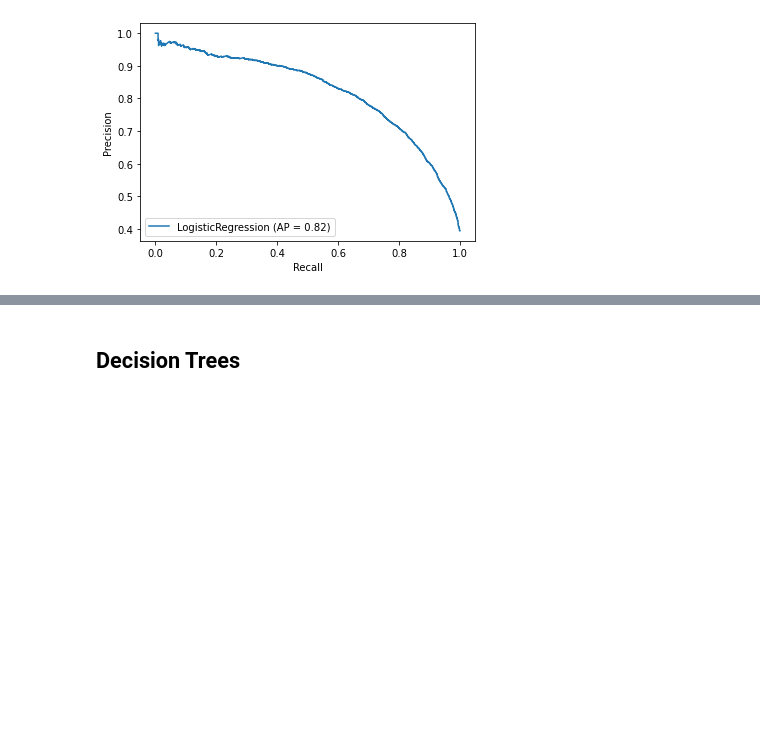
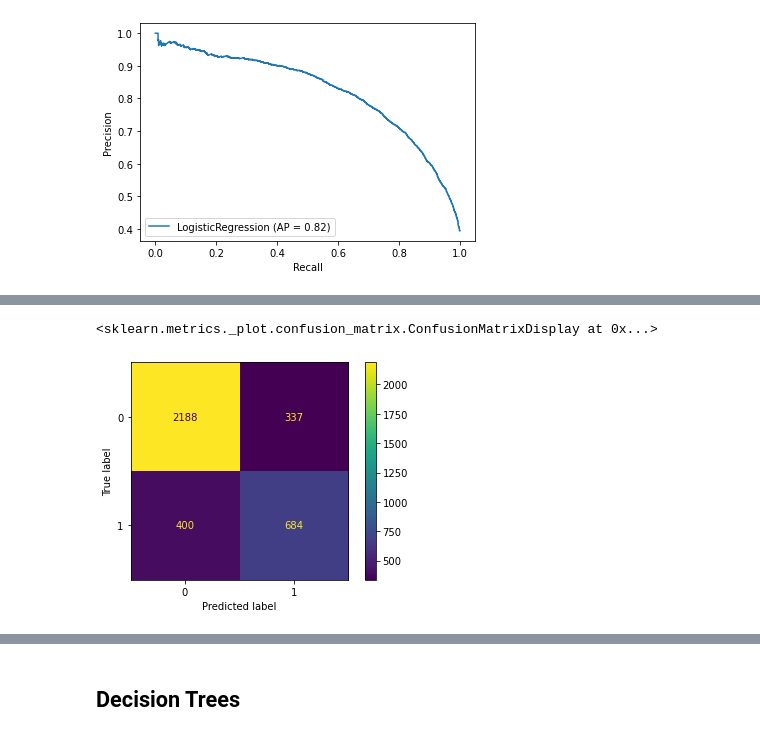
Before and after one commit to smashley-eakland/who-wants-shots, a Jupyter notebook: H1N1 Vaccinations .ipynb, the cells around one changed output, grey strips where cells are left out. Cells and saved outputs as stored; diff of their text form; code cells hidden in the pictures; blank space fills up the shorter version.

```diff
--- a/Vaccinations .ipynb
+++ b/H1N1 Vaccinations .ipynb
@@ -525,0 +625,5 @@ plot_precision_recall_curve(lr3, X_train_sm, y_train_sm)
+# %%
+plot_confusion_matrix(lr_sm_gs, X_test_clean, y_test)
+# %% [output]
+<sklearn.metrics._plot.confusion_matrix.ConfusionMatrixDisplay at 0x...>
+[figure, added]
```
Also changed, not shown: parts of 59 cells of this notebook, 1 other file.
